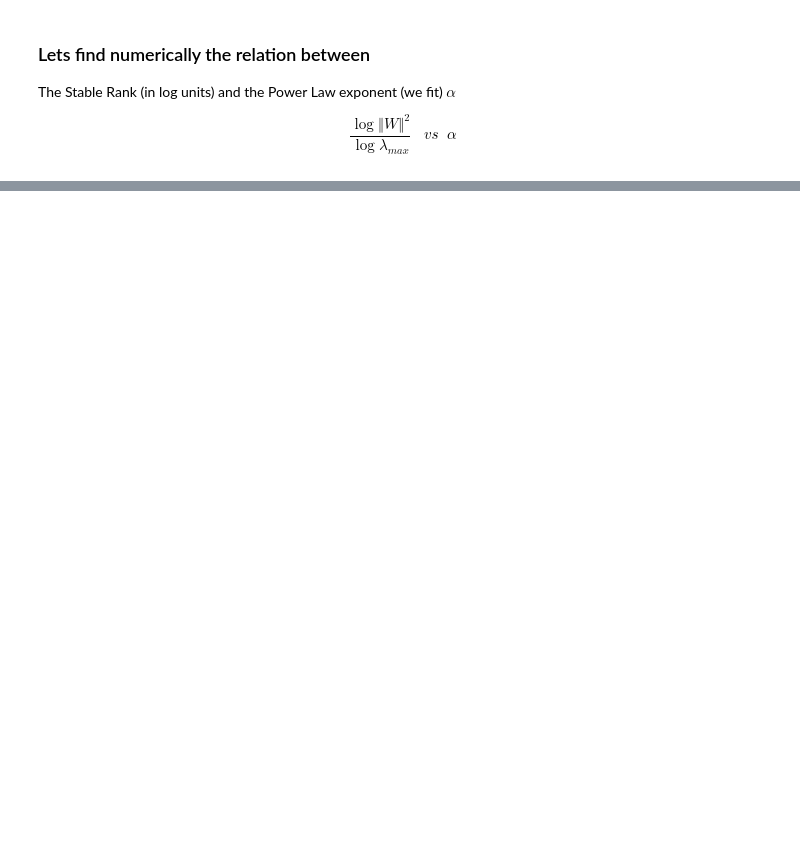
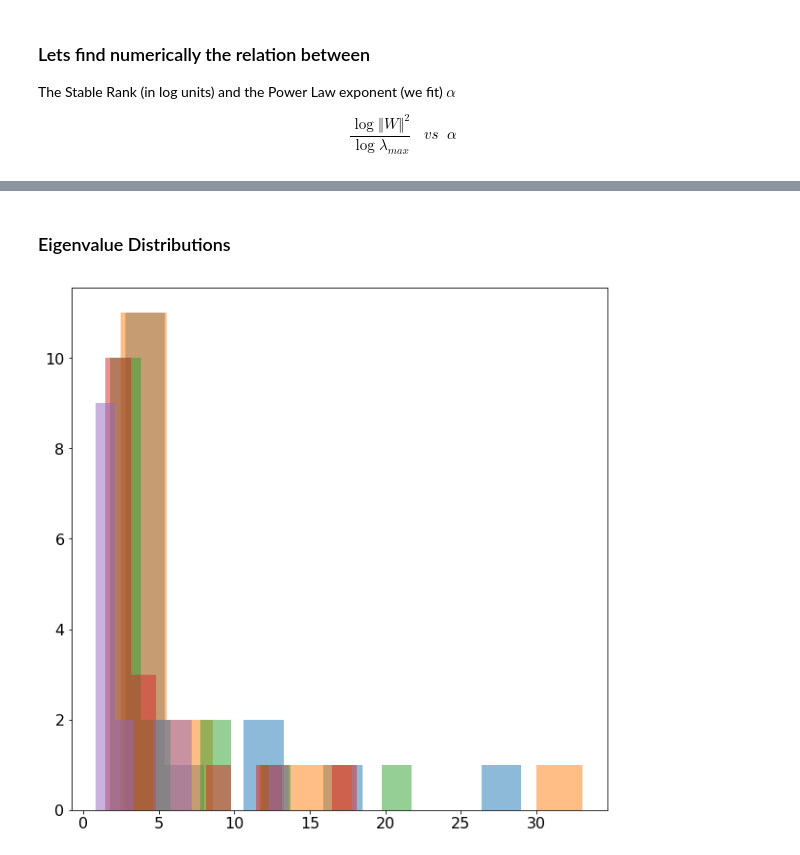
Before and after one commit to CalculatedContent/PredictingTestAccuracies, a Jupyter notebook: PowerLawExample-Alpha-LogNorm-Relations.ipynb, the cells around one changed output, grey strips where cells are left out. Saved outputs shown, nothing was run; the diff lists cells and outputs as text; code cells hidden in the pictures; blank space fills up the shorter version.

```diff
--- a/PowerLawExample-Alpha-LogNorm-Relations.ipynb
+++ b/PowerLawExample-Alpha-LogNorm-Relations.ipynb
@@ -209,0 +241,12 @@ np.log10(np.sum(evals)*N), 2*np.log10(np.linalg.norm(W))
+# %% [markdown]
+### Eigenvalue Distributions
+# %%
+plt.rcParams['figure.figsize'] = [10,10]
+
+plt.hist(np.log10(l_maxs[10000]),alpha=0.5);
+plt.hist(np.log10(l_maxs[5000]),alpha=0.5);
+plt.hist(np.log10(l_maxs[1000]),alpha=0.5);
+plt.hist(np.log10(l_maxs[500]),alpha=0.5);
+plt.hist(np.log10(l_maxs[100]),alpha=0.5);
+# %% [output]
+[figure, added]
```
Also changed, not shown: parts of 11 cells of this notebook, 1 other file.
